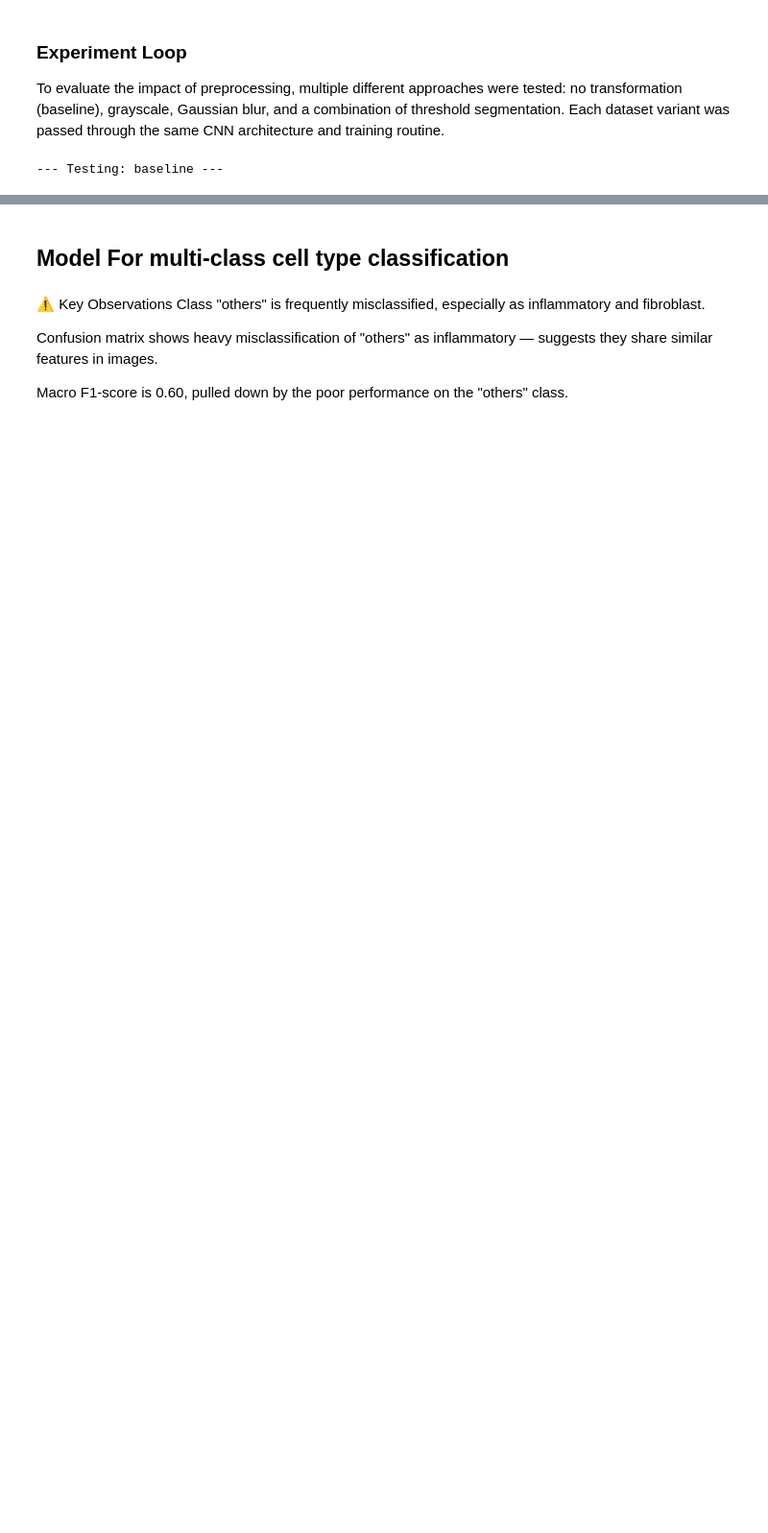
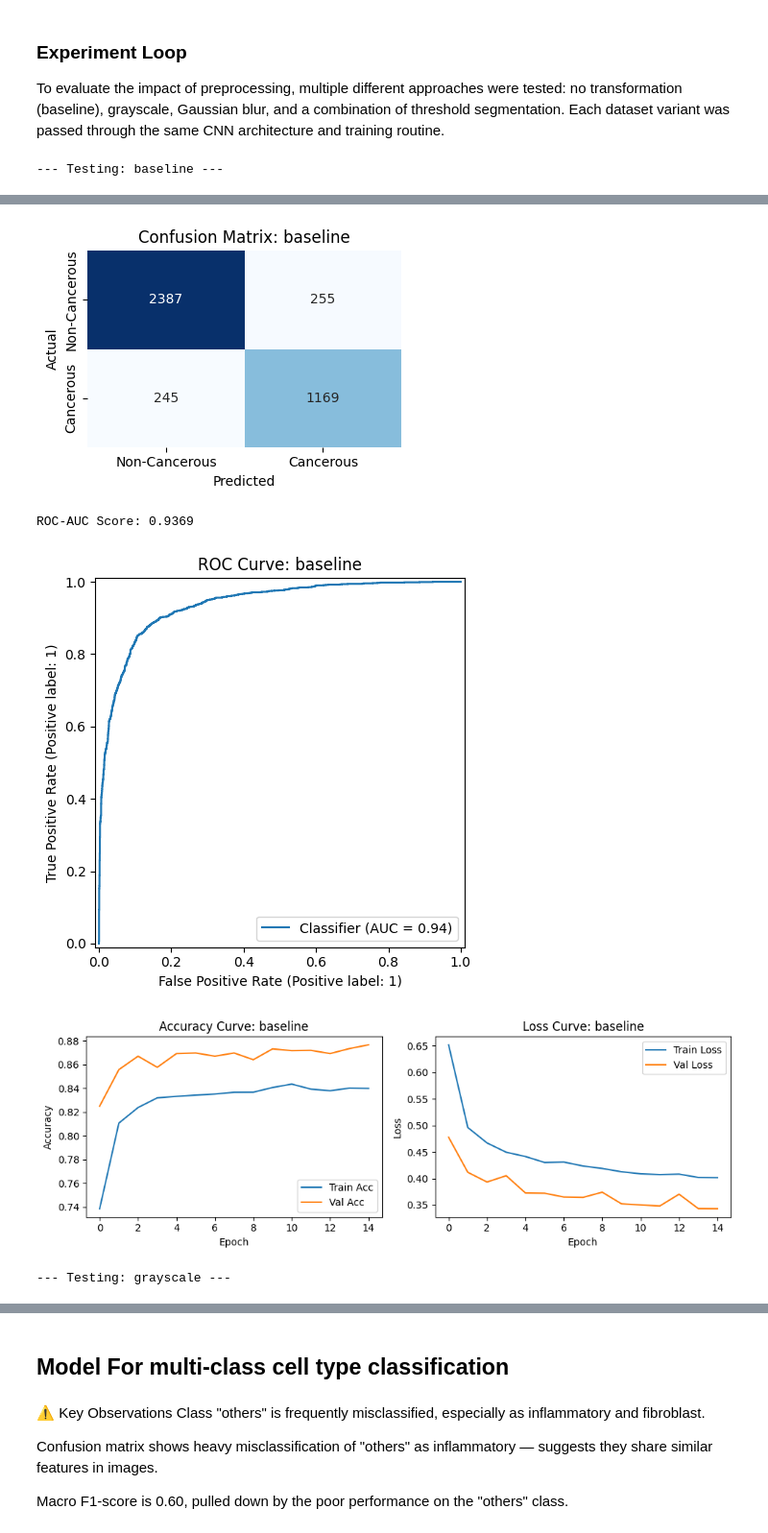
Before and after one commit to TAZWARAZMAEEN/Machine-Learning, a Jupyter notebook: cross-check.ipynb, the cells around one changed output, grey strips where cells are left out. Shown at 96% size. Cells and saved outputs as stored; diff of their text form; code cells hidden in the pictures; blank space fills up the shorter version.

```diff
--- a/cross-check.ipynb
+++ b/cross-check.ipynb
@@ -479,9 +528,6 @@ preprocessing_methods = {
     'segmentation (fixed threshold)': simple_threshold_segmentation,
     'grayscale + segmentation': grayscale_then_segmentation,
     'blur + segmentation': blur_then_segmentation,
-    'adaptive segmentation': adaptive_threshold_segmentation,
-    'otsu segmentation': otsu_threshold_segmentation,
-    'blur + otsu': blur_then_otsu
 }
 
 for label, preprocessing_fn in preprocessing_methods.items():
@@ -505,11 +551,7 @@ for label, preprocessing_fn in preprocessing_methods.items():
     # Store results
     results[label] = val_acc
     histories[label] = history
-
-# Comparison
-print("\nComparison Results:")
-for key, val in results.items():
-    print(f"{key}: {val:.4f}")
+#**
 # %% [output]
 --- Testing: baseline ---
 Epoch 1/15
@@ -530,0 +574,5 @@ Epoch 8/15
+[figure, added]
+ROC-AUC Score: 0.9369
+[figure, added]
+[figure, added]
+--- Testing: grayscale ---
```
Also changed, not shown: parts of 23 cells of this notebook.
